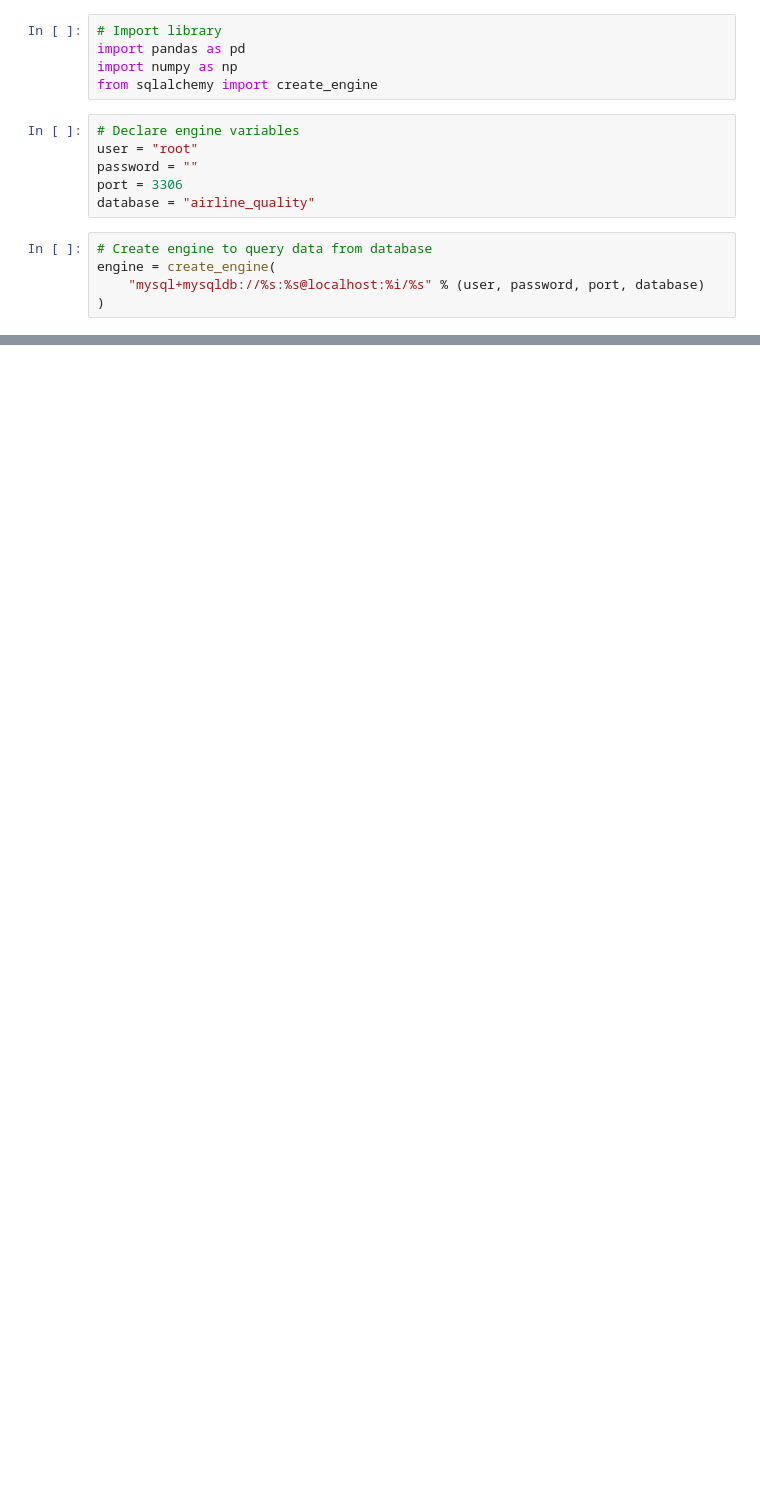
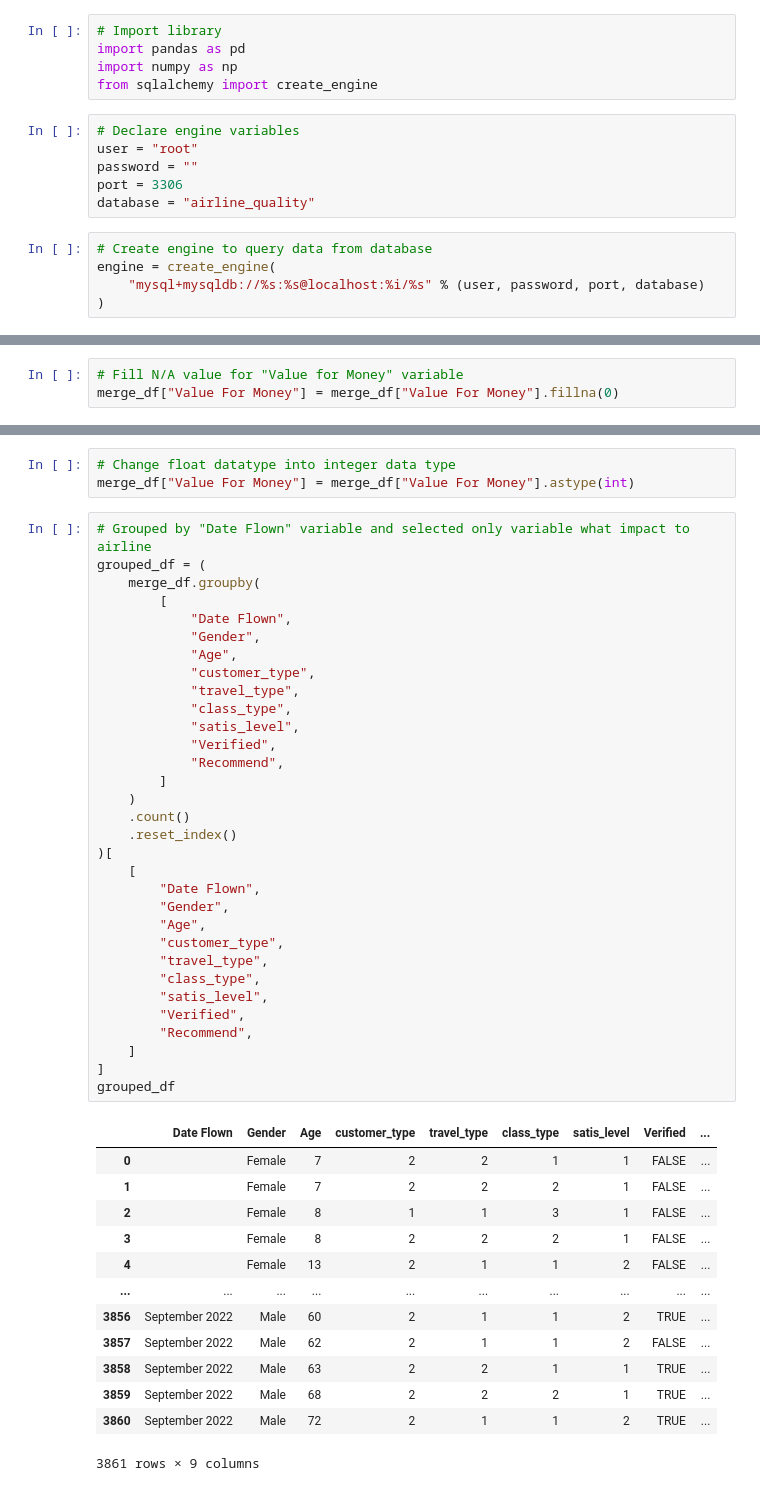
Before and after one commit to montholch/final, a Jupyter notebook: code/python/transform.ipynb, the cells around one changed output, grey strips where cells are left out. Drawn from its saved outputs; the diff is of its cells as text; blank space fills up the shorter version.

```diff
--- a/code/python/transform.ipynb
+++ b/code/python/transform.ipynb
@@ -76,0 +88,3 @@ Name: satis_level, Length: 129487, dtype: int64
+# %%
+# Fill N/A value for "Value for Money" variable
+merge_df["Value For Money"] = merge_df["Value For Money"].fillna(0)
@@ -76,0 +96,49 @@ Name: satis_level, Length: 129487, dtype: int64
+# %%
+# Change float datatype into integer data type
+merge_df["Value For Money"] = merge_df["Value For Money"].astype(int)
+# %%
+# Grouped by "Date Flown" variable and selected only variable what impact to airline
+grouped_df = (
+    merge_df.groupby(
+        [
+            "Date Flown",
+            "Gender",
+            "Age",
+            "customer_type",
+            "travel_type",
+            "class_type",
+            "satis_level",
+            "Verified",
+            "Recommend",
+        ]
+    )
+    .count()
+    .reset_index()
+)[
+    [
+        "Date Flown",
+        "Gender",
+        "Age",
+        "customer_type",
+        "travel_type",
+        "class_type",
+        "satis_level",
+        "Verified",
+        "Recommend",
+    ]
+]
+grouped_df
+# %% [output]
+|  | Date Flown | Gender | Age | customer_type | travel_type | class_type | satis_level | Verified | ... |
+| 0 |  | Female | 7 | 2 | 2 | 1 | 1 | FALSE | ... |
+| 1 |  | Female | 7 | 2 | 2 | 2 | 1 | FALSE | ... |
+| 2 |  | Female | 8 | 1 | 1 | 3 | 1 | FALSE | ... |
+| 3 |  | Female | 8 | 2 | 2 | 2 | 1 | FALSE | ... |
+| 4 |  | Female | 13 | 2 | 1 | 1 | 2 | FALSE | ... |
+| ... | ... | ... | ... | ... | ... | ... | ... | ... | ... |
+| 3856 | September 2022 | Male | 60 | 2 | 1 | 1 | 2 | TRUE | ... |
+| 3857 | September 2022 | Male | 62 | 2 | 1 | 1 | 2 | FALSE | ... |
+| 3858 | September 2022 | Male | 63 | 2 | 2 | 1 | 1 | TRUE | ... |
+| 3859 | September 2022 | Male | 68 | 2 | 2 | 2 | 1 | TRUE | ... |
+| 3860 | September 2022 | Male | 72 | 2 | 1 | 1 | 2 | TRUE | ... |
+3861 rows × 9 columns
```
Also changed, not shown: parts of 14 cells of this notebook, 1 other file.
